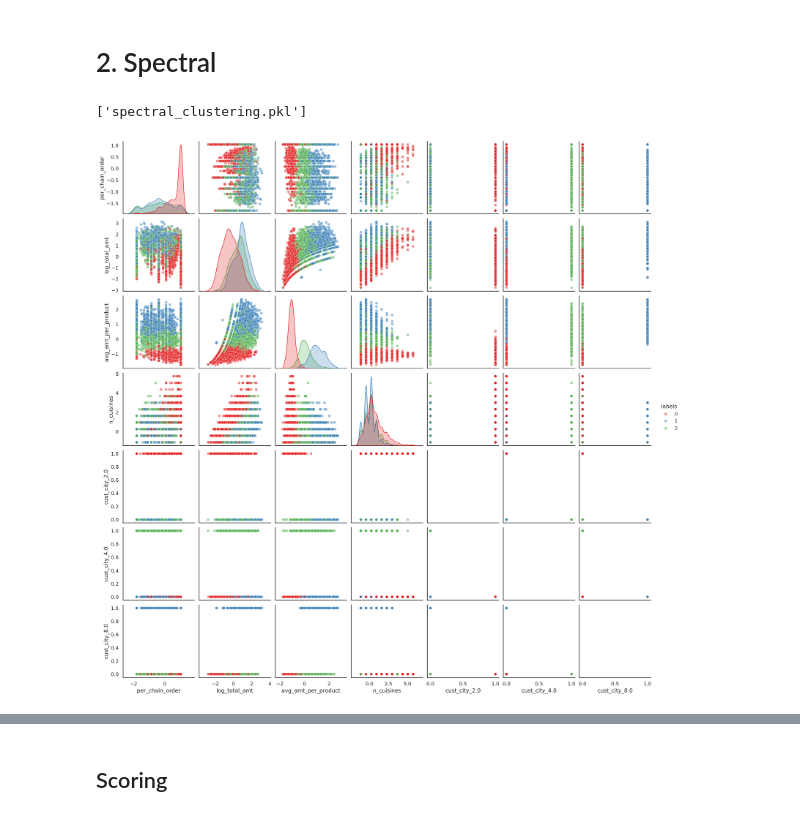
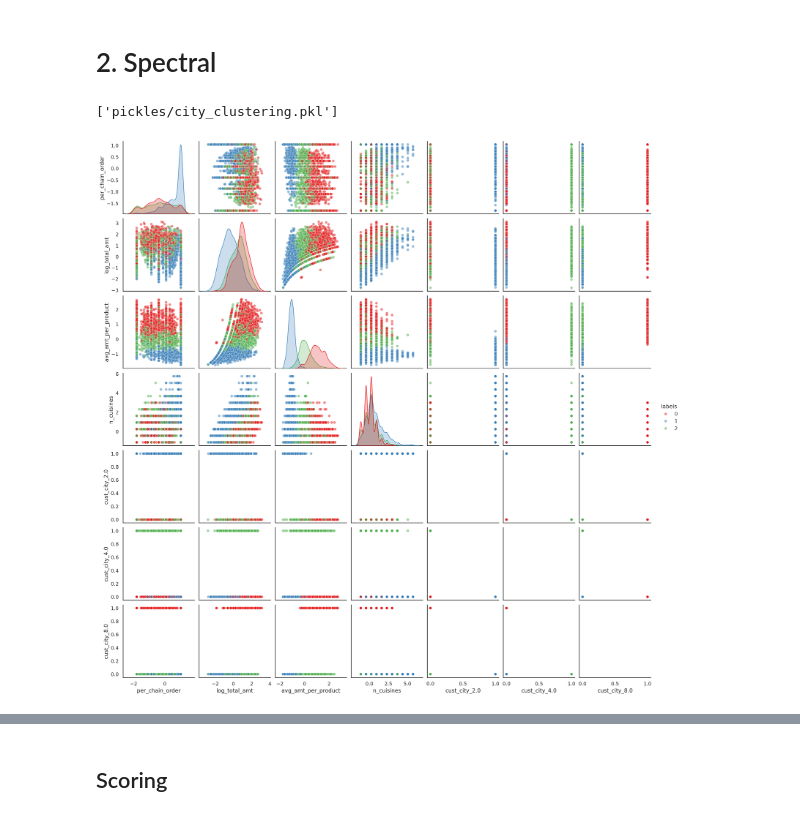
Before and after one commit to M4rtinsFons3caConsulting/DataMining, a Jupyter notebook: scripts/part_ii/spectral_kmeans.ipynb, the cells around one changed output, grey strips where cells are left out. Cells and saved outputs as stored; diff of their text form; code cells hidden in the pictures.

Commit message:
updated critical pickles

```diff
--- a/scripts/part_ii/spectral_kmeans.ipynb
+++ b/scripts/part_ii/spectral_kmeans.ipynb
@@ -103,19 +136,26 @@ class SpectralCluster:
 # %%
+# Initialize the SpectralCluster model
 spectral = SpectralCluster(rbf_param=rbf_param, n_clusters=n_cluster)
-spectral.fit(arr_spectral_df)
 
+# Fit the model and get labels for the training data
+labels = spectral.fit_predict(arr_spectral_df)
+
+# Create a DataFrame and add labels
 df = pd.DataFrame(arr_spectral_df, columns=target_features, index=spectral_df.index)
+df['labels'] = labels
 
-# Predict labels for each data point
-df['labels'] = [spectral.predict(i) for i in range(len(arr_spectral_df))]
+# Visualize the clustering results
+sns.pairplot(df, hue="labels", palette="Set1", plot_kws={'alpha': .5})
+plt.savefig('spectral_pairplot.png', format='png')
 
-sns.pairplot(df, hue="labels", palette="Set1", plot_kws={'alpha':.5})
+# Save the model
+joblib.dump(spectral, 'pickles/city_clustering.pkl')
 
-plt.savefig('spectral_pairplot.png', format='png')
-joblib.dump(spectral, 'pickles/spectral_clustering.pkl')
+# Predict cluster labels for new data points
+# new_labels = spectral.predict(new_data_array)
 # %% [output]
-['spectral_clustering.pkl']
+['pickles/city_clustering.pkl']
-[figure, old version]
+[figure, new version]
 # %%
 fig, ax = plt.subplots(figsize=(8,4))
 
```
Also changed, not shown: parts of 6 cells of this notebook, 5 other files.
